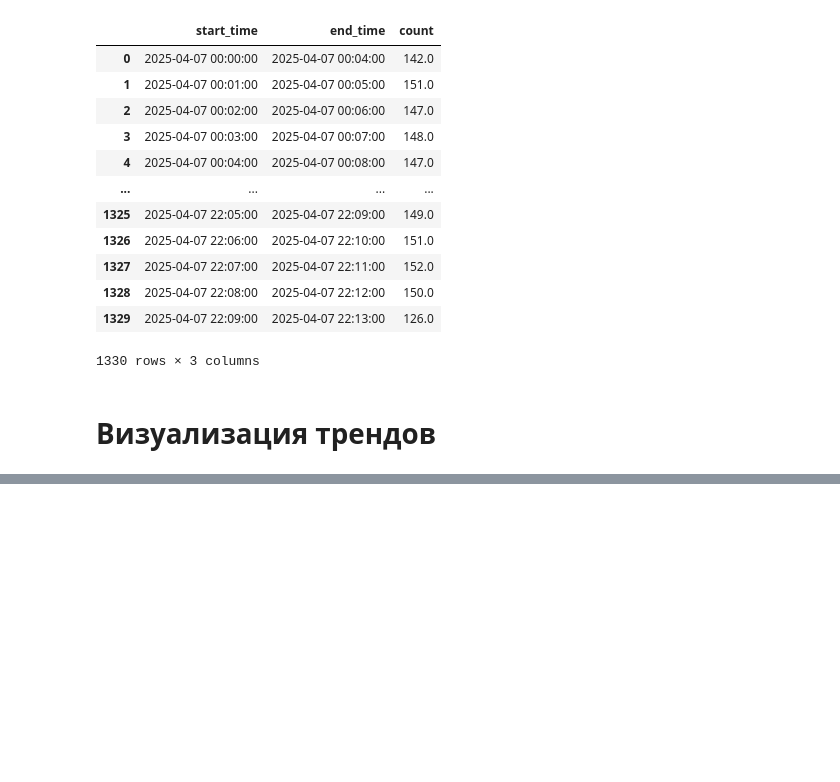
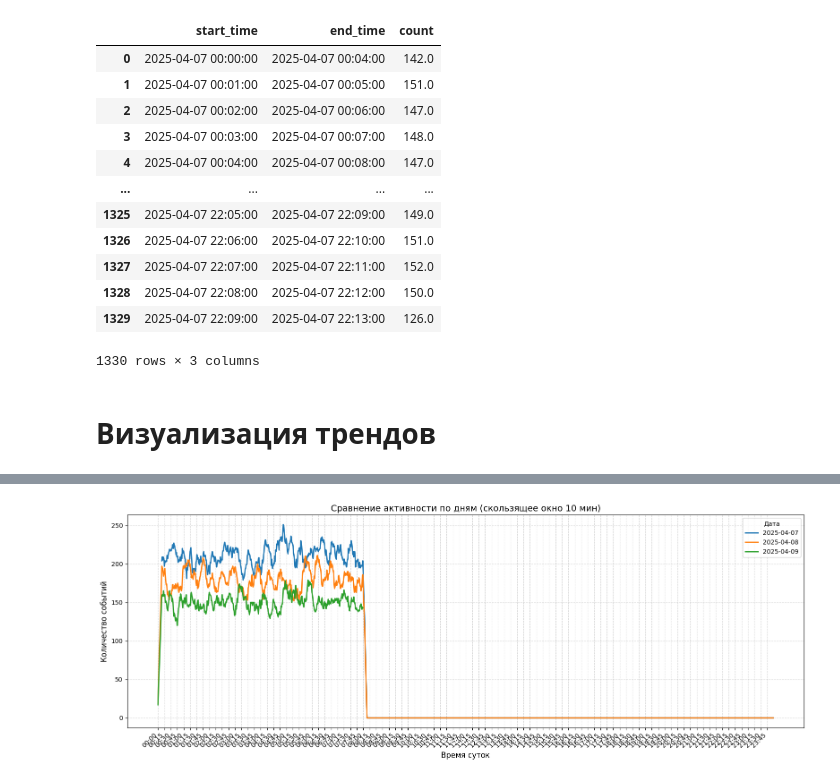
Before and after one commit to Sammik87/Miscellaneous, a Jupyter notebook: Анализ_событий_CA.ipynb, the cells around one changed output, grey strips where cells are left out. Saved outputs shown, nothing was run; the diff lists cells and outputs as text; code cells hidden in the pictures; blank space fills up the shorter version.

```diff
--- a/Анализ_событий_CA.ipynb
+++ b/Анализ_событий_CA.ipynb
@@ -1841,38 +1887,79 @@ plt.show()
 # %%
 import pandas as pd
 import matplotlib.pyplot as plt
+import matplotlib.dates as mdates
 
 # Представим, что у нас есть готовый DataFrame `rolling_counts`
 # Индекс — timestamp, колонка — count событий
 # rolling_counts:
 # timestamp               count
 # 2025-04-07 00:00:00     12
 # 2025-04-07 00:01:00     13
 # 2025-04-08 00:00:00     8
 # 2025-04-08 00:01:00     9
 # ...
+window_size=10
+step_size='1T'
+
+# Генерация данных для 3 дней
+np.random.seed(42)
+n_per_day = 28800  # Приблизительно 8 часов * 3600 секунд
+timestamps_day1 = pd.date_range('2025-04-07', periods=n_per_day, freq='S')
+timestamps_day2 = pd.date_range('2025-04-08', periods=n_per_day, freq='S')
+timestamps_day3 = pd.date_range('2025-04-09', periods=n_per_day, freq='S')
+
+data_day1 = {'timestamp': timestamps_day1, 'event': np.random.choice(['a', 'b', 'c', 'd'], size=n_per_day, p=[0.2, 0.25, 0.35, 0.2])}
+data_day2 = {'timestamp': timestamps_day2, 'event': np.random.choice(['a', 'b', 'c', 'd'], size=n_per_day, p=[0.25, 0.2, 0.3, 0.25])}
+data_day3 = {'timestamp': timestamps_day3, 'event': np.random.choice(['a', 'b', 'c', 'd'], size=n_per_day, p=[0.35, 0.15, 0.25, 0.25])}
+
+df_day1 = pd.DataFrame(data_day1)
+df_day2 = pd.DataFrame(data_day2)
+df_day3 = pd.DataFrame(data_day3)
+
+df_day_all = pd.concat([df_day1, df_day2, df_day3])
+
+df_filtered = df_day_all[df_day_all['event'] == 'c'].copy()
+#df_filtered = df_day_all.copy()
+df_filtered.set_index('timestamp', inplace=True)
+
+# Ресэмpling с шагом 1 минута и подсчет количества событий
+resampled_counts = df_filtered.resample(step_size).size()
+
+# Скользящее окно (10 минут с шагом 1 минута)
+rolling_counts = resampled_counts.rolling(window=window_size).sum()
 
 # Сбросим индекс
 df = rolling_counts.reset_index()
 df.columns = ['timestamp', 'count']
 
 # Добавим колонки: дата и время суток
+df['timestamp'] = pd.to_datetime(df['timestamp'])
 df['date'] = df['timestamp'].dt.date
-df['time'] = df['timestamp'].dt.time
+df['time_str'] = df['timestamp'].dt.strftime('%H:%M')
 
 # Пивот: строки — время, колонки — дата, значения — count
-pivot_df = df.pivot(index='time', columns='date', values='count')
+pivot_df = df.pivot(index='time_str', columns='date', values='count')
+pivot_df = pivot_df.sort_index(key=lambda x: pd.to_datetime(x, format='%H:%M'))
 
-# Визуализация
-plt.figure(figsize=(15, 6))
+#plt.style.use('seaborn-whitegrid')  # чистый стиль без серого
+
+plt.figure(figsize=(16, 6))
+
+# Отрисовка каждой линии
 for col in pivot_df.columns:
-    plt.plot(pivot_df.index, pivot_df[col], label=str(col))
+    plt.plot(pivot_df.index, pivot_df[col], label=str(col), linewidth=2)
 
-plt.title('Сравнение активности по дням (10-минутное окно)')
-plt.xlabel('Время суток')
-plt.ylabel('Количество событий')
-plt.xticks(rotation=45)
-plt.legend(title='Дата')
-plt.grid(True)
+# Настройка X-оси (время)
+plt.xticks(ticks=range(0, len(pivot_df.index), 15),  # метки каждые 15 минут
+           labels=pivot_df.index[::15], rotation=45, ha='right')
+
+# Оформление
+plt.title('Сравнение активности по дням (скользящее окно 10 мин)', fontsize=14)
+plt.xlabel('Время суток', fontsize=12)
+plt.ylabel('Количество событий', fontsize=12)
+plt.legend(title='Дата', fontsize=10)
+plt.grid(True, linestyle='--', alpha=0.5)
 plt.tight_layout()
 plt.show()
+# %% [output]
+[figure, added]
```
Also changed, not shown: parts of 4 cells of this notebook.
